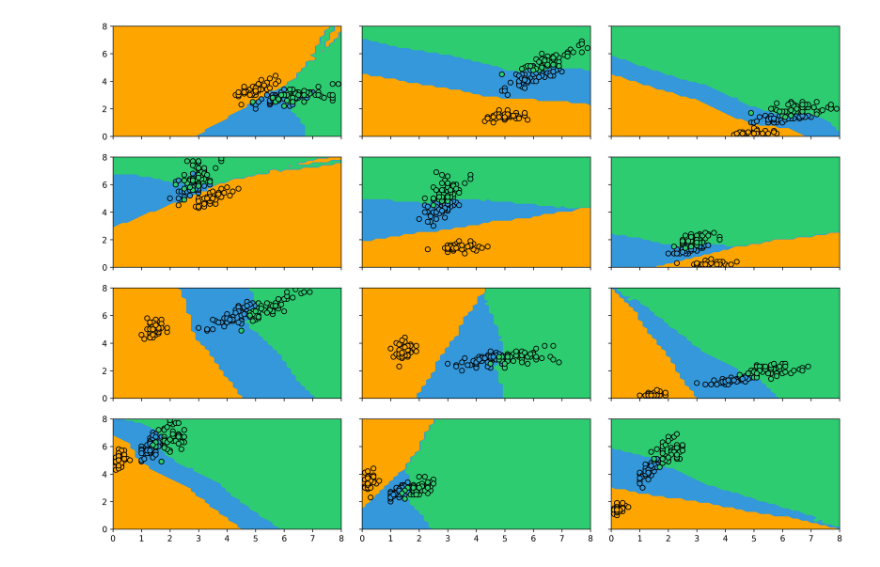
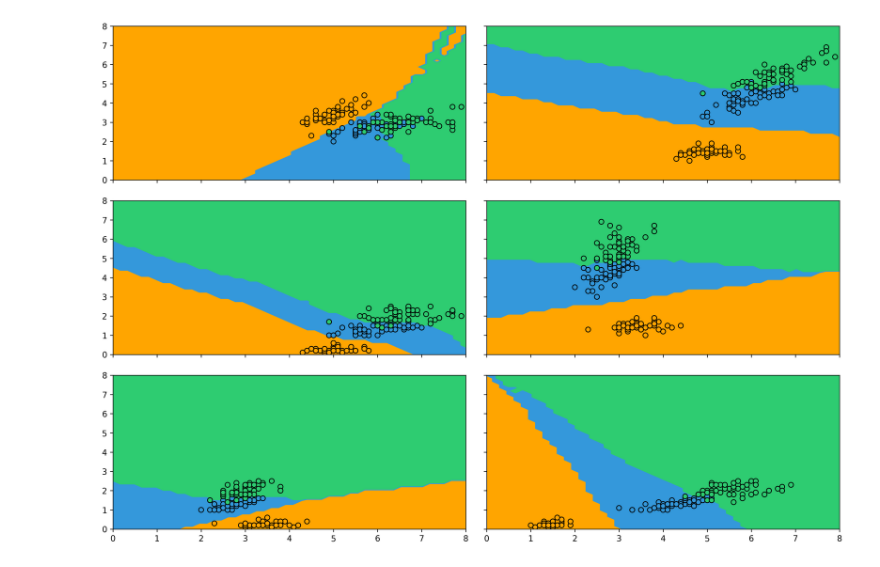
Before and after one commit to tknuth/teaching-notebooks, a Jupyter notebook: knn.ipynb, the cells around one changed output. Saved outputs shown, nothing was run; the diff lists cells and outputs as text; code cells hidden in the pictures.

```diff
--- a/knn.ipynb
+++ b/knn.ipynb
@@ -7,37 +7,36 @@ import pandas as pd
 from sklearn.inspection import DecisionBoundaryDisplay
 from matplotlib.colors import ListedColormap
 import itertools as it
 from timeit import timeit
 import warnings
 
 warnings.filterwarnings("ignore")
 
 k = 15
-
 iris = datasets.load_iris()
 
 cmap = ListedColormap(["orange", "#3498db", "#2ecc71"])
-l = [t for t in list(it.product(range(4), range(4))) if t[0] != t[1]]
-f, axes = plt.subplots(4, 3, sharex=True, sharey=True)
+l = l = list(it.combinations(range(4), 2))
+f, axes = plt.subplots(3, 2, sharex=True, sharey=True)
 f.set_dpi(300)
 f.tight_layout(h_pad=0, w_pad=-0.5)
 f.set_size_inches(14, 10)
 
 for (i, j), ax in zip(l, axes.flat):
     X = iris.data[:, [i, j]]
     y = iris.target
 
     clf = neighbors.KNeighborsClassifier(k)
     xx0, xx1 = np.meshgrid(np.linspace(0, 8), np.linspace(0, 8))
     g = np.vstack([xx0.ravel(), xx1.ravel()]).T
     clf.fit(X, y)
     r = clf.predict(g).reshape(xx0.shape)
     d = DecisionBoundaryDisplay(xx0=xx0, xx1=xx1, response=r)
     d.plot(ax=ax, cmap=cmap)
     # p = DecisionBoundaryDisplay.from_estimator(clf, X, cmap=cmap, ax=ax)
     d.ax_.scatter(X[:, 0], X[:, 1], c=iris.target, edgecolor="k", cmap=cmap)
 # %% [output]
-[figure, old version]
+[figure, new version]
 # %%
 def f(n, algorithm):
     X = iris.data[:, [0, 1]]
```
